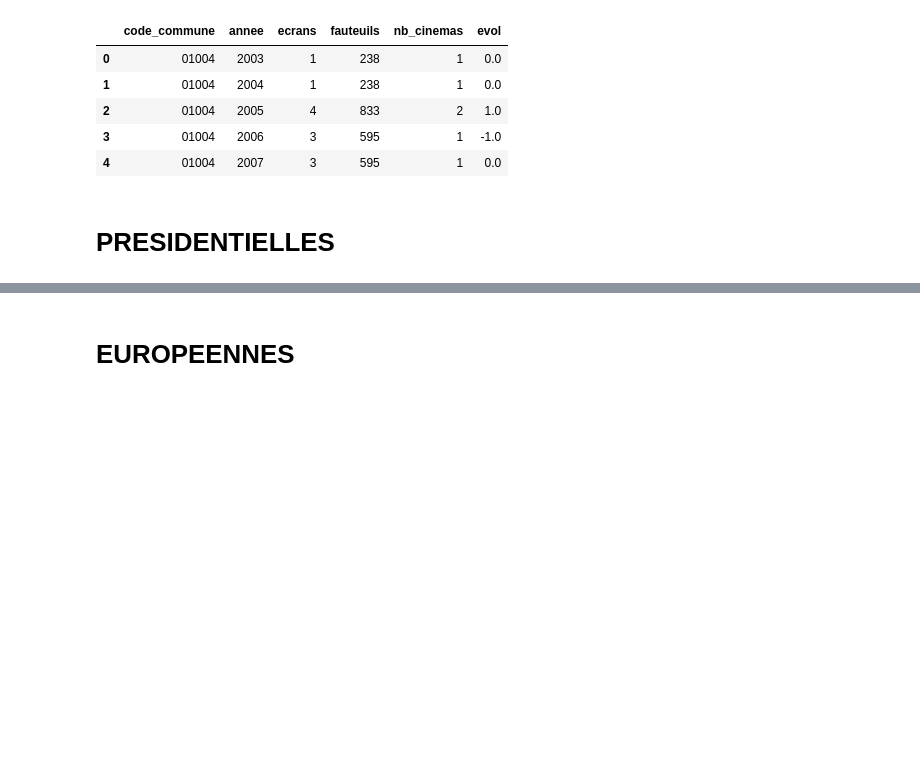
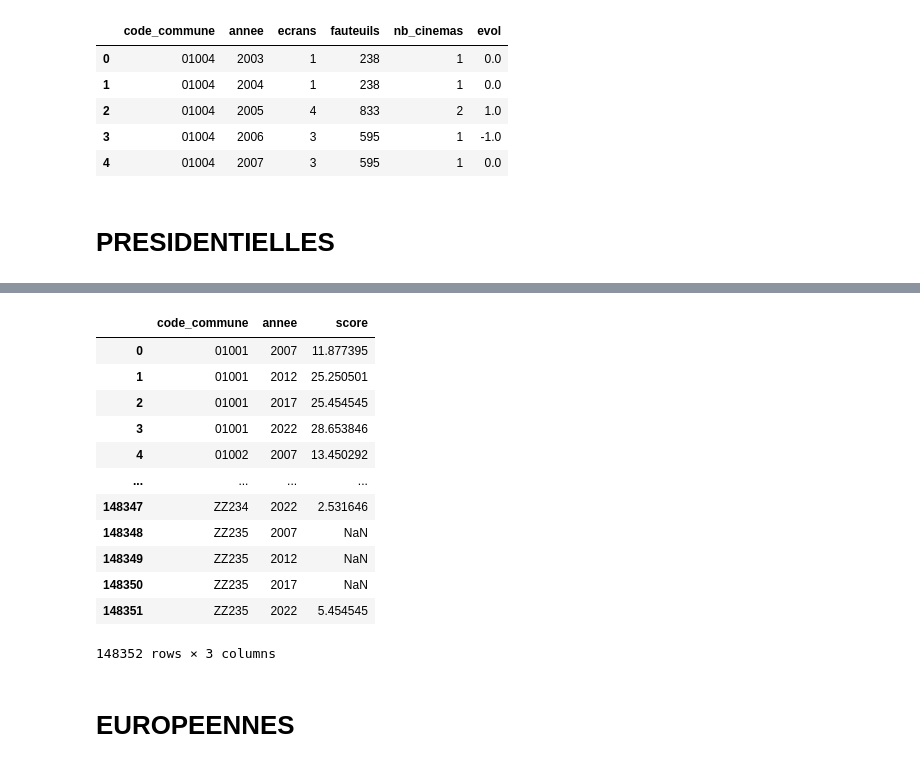
Before and after one commit to Juleslapeuf/cinema_vote, a Jupyter notebook: chargement_donnees.ipynb, the cells around one changed output, grey strips where cells are left out. Saved outputs shown, nothing was run; the diff lists cells and outputs as text; code cells hidden in the pictures; blank space fills up the shorter version.

```diff
--- a/chargement_donnees.ipynb
+++ b/chargement_donnees.ipynb
@@ -278,16 +429,16 @@ df_pres2017_lfn["score_2017"] = 100*df_pres2017_lfn["voix"] / df_pres2017_lfn["E
 # %%
-df_pres2022_to_merge = df_pres2022[["code_commune", "Libellé de la commune", "score_2022"]]
-df_pres2022_to_merge["libelle_commune_2022"] = df_pres2022_to_merge["Libellé de la commune"]
-df_pres2022_to_merge = df_pres2022_to_merge.drop(columns=["Libellé de la commune"])
+dfs_avec_annees = [
+    (df_pres2022, 2022),
+    (df_pres2017_lfn, 2017),
+    (df_pres2012, 2012),
+    (df_pres2007, 2007),
+]
 
-df_pres2017_to_merge = df_pres2017_lfn[["code_commune", "Libellé de la commune", "score_2017"]]
-df_pres2017_to_merge["libelle_commune_2017"] = df_pres2017_to_merge["Libellé de la commune"]
-df_pres2017_to_merge = df_pres2017_to_merge.drop(columns=["Libellé de la commune"])
+dfs_to_merge = []
 
-df_pres2012_to_merge = df_pres2012[["code_commune", "Libellé de la commune", "score_2012"]]
-df_pres2012_to_merge["libelle_commune_2012"] = df_pres2012_to_merge["Libellé de la commune"]
-df_pres2012_to_merge = df_pres2012_to_merge.drop(columns=["Libellé de la commune"])
+for df, annee in dfs_avec_annees:
+    df_to_merge = df[
+        ["code_commune", "Libellé de la commune", "score"]
+    ].copy()
 
-df_pres2007_to_merge = df_pres2007[["code_commune", "Libellé de la commune", "score_2007"]]
-df_pres2007_to_merge["libelle_commune_2007"] = df_pres2007_to_merge["Libellé de la commune"]
-df_pres2007_to_merge = df_pres2007_to_merge.drop(columns=["Libellé de la commune"])
+    dfs_to_merge.append(df_to_merge)
@@ -294,9 +465,9 @@ df_pres2007_to_merge = df_pres2007_to_merge.drop(columns=["Libellé de la commun
 # %%
 df_pres = (
     df_pres2007_to_merge
-    .merge(df_pres2012_to_merge, on="code_commune", how="outer")
-    .merge(df_pres2017_to_merge, on="code_commune", how="outer")
-    .merge(df_pres2022_to_merge, on="code_commune", how="outer")
+    .merge(df_pres2012_to_merge, on="code_commune", how="outer", suffixes=("_2007", "_2012"))
+    .merge(df_pres2017_to_merge, on="code_commune", how="outer", suffixes=("_2012", "_2017"))
+    .merge(df_pres2022_to_merge, on="code_commune", how="outer", suffixes=("_2017", "_2022"))
 )
 # %%
 df_long_pres = df_pres.melt(
@@ -316,6 +487,22 @@ df_long_pres["annee"] = df_long_pres["annee"].str.extract(r"(\d{4})").astype(int
 
 # Trier
 df_long_pres = df_long_pres.sort_values(["code_commune", "annee"]).reset_index(drop=True)
+# %%
+df_long_pres
+# %% [output]
+|  | code_commune | annee | score |
+| 0 | 01001 | 2007 | 11.877395 |
+| 1 | 01001 | 2012 | 25.250501 |
+| 2 | 01001 | 2017 | 25.454545 |
+| 3 | 01001 | 2022 | 28.653846 |
+| 4 | 01002 | 2007 | 13.450292 |
+| ... | ... | ... | ... |
+| 148347 | ZZ234 | 2022 | 2.531646 |
+| 148348 | ZZ235 | 2007 | NaN |
+| 148349 | ZZ235 | 2012 | NaN |
+| 148350 | ZZ235 | 2017 | NaN |
+| 148351 | ZZ235 | 2022 | 5.454545 |
+148352 rows × 3 columns
 # %% [markdown]
 # EUROPEENNES
 # %%
```
Also changed, not shown: parts of 25 cells of this notebook, 1 other file.
